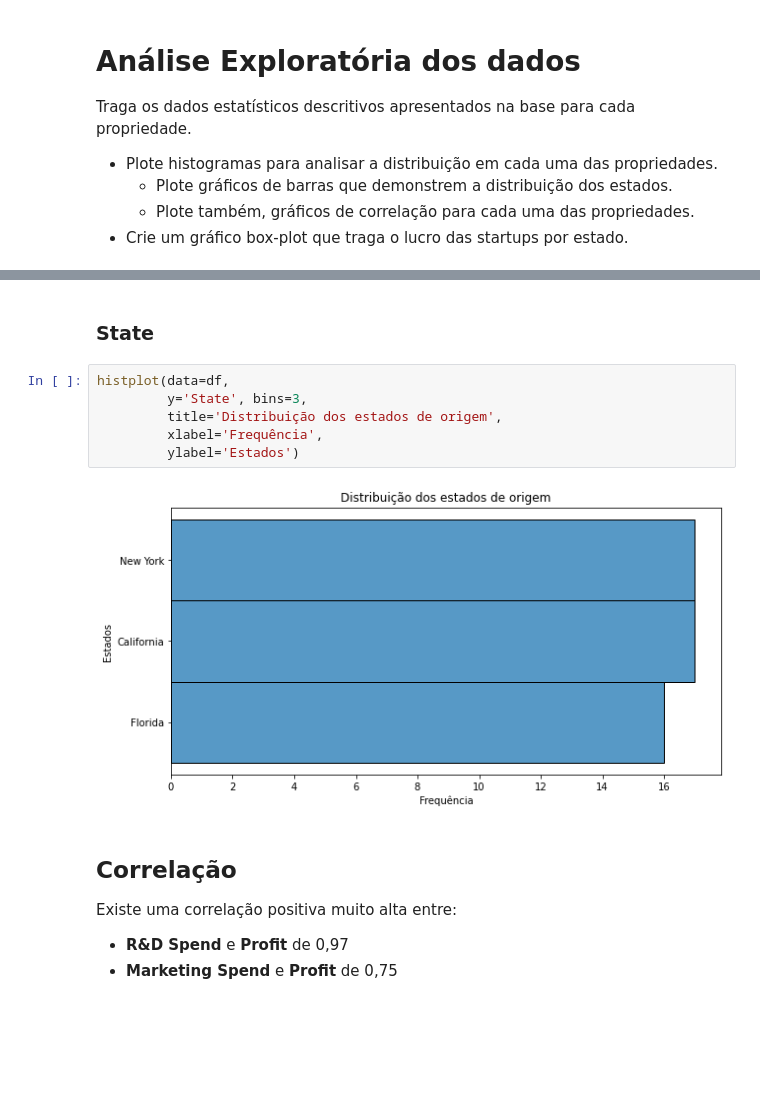
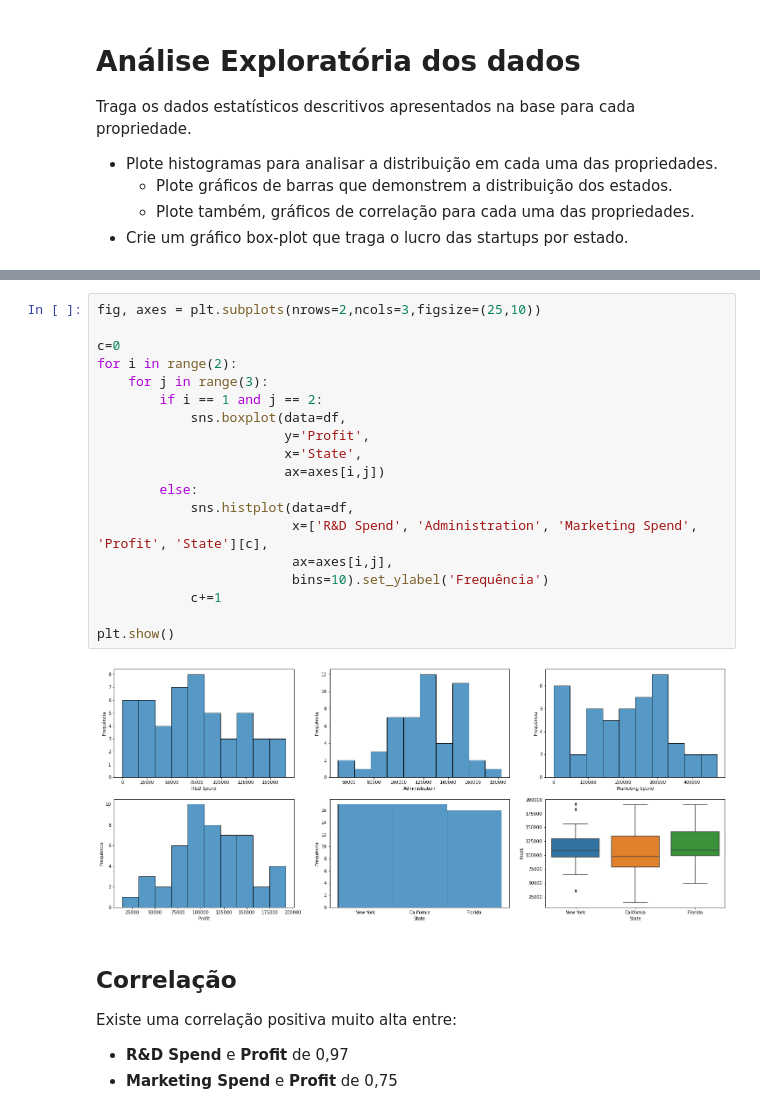
Before and after one commit to bruna-calistrate/AdvancedStatistics-Course, a Jupyter notebook: ExercíciosPráticos.ipynb, the cells around one changed output, grey strips where cells are left out. Saved outputs shown, nothing was run; the diff lists cells and outputs as text; blank space fills up the shorter version.

```diff
--- a/ExercíciosPráticos.ipynb
+++ b/ExercíciosPráticos.ipynb
@@ -163,13 +145,24 @@ histplot(data=df,
-# %% [markdown]
-### State
-# %%
-histplot(data=df,
-         y='State', bins=3,
-         title='Distribuição dos estados de origem',
-         xlabel='Frequência',
-         ylabel='Estados')
-# %% [output]
-[figure, removed]
+# %%
+fig, axes = plt.subplots(nrows=2,ncols=3,figsize=(25,10))
+
+c=0
+for i in range(2):
+    for j in range(3):
+        if i == 1 and j == 2:
+            sns.boxplot(data=df,
+                        y='Profit',
+                        x='State',
+                        ax=axes[i,j])
+        else:
+            sns.histplot(data=df,
+                         x=['R&D Spend', 'Administration', 'Marketing Spend', 'Profit', 'State'][c],
+                         ax=axes[i,j],
+                         bins=10).set_ylabel('Frequência')
+            c+=1
+
+plt.show()
+# %% [output]
+[figure, added]
 # %% [markdown]
 ## Correlação
 
```
Also changed, not shown: parts of 32 cells of this notebook.
